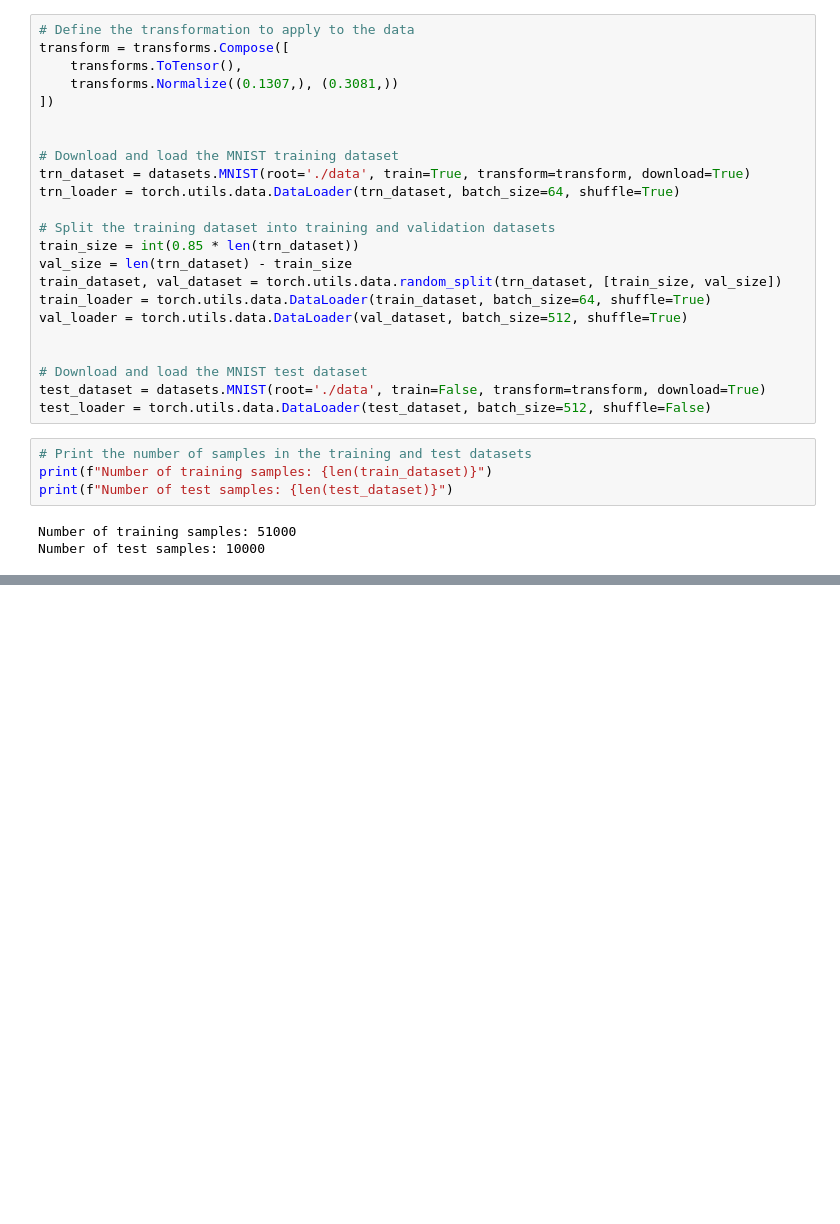
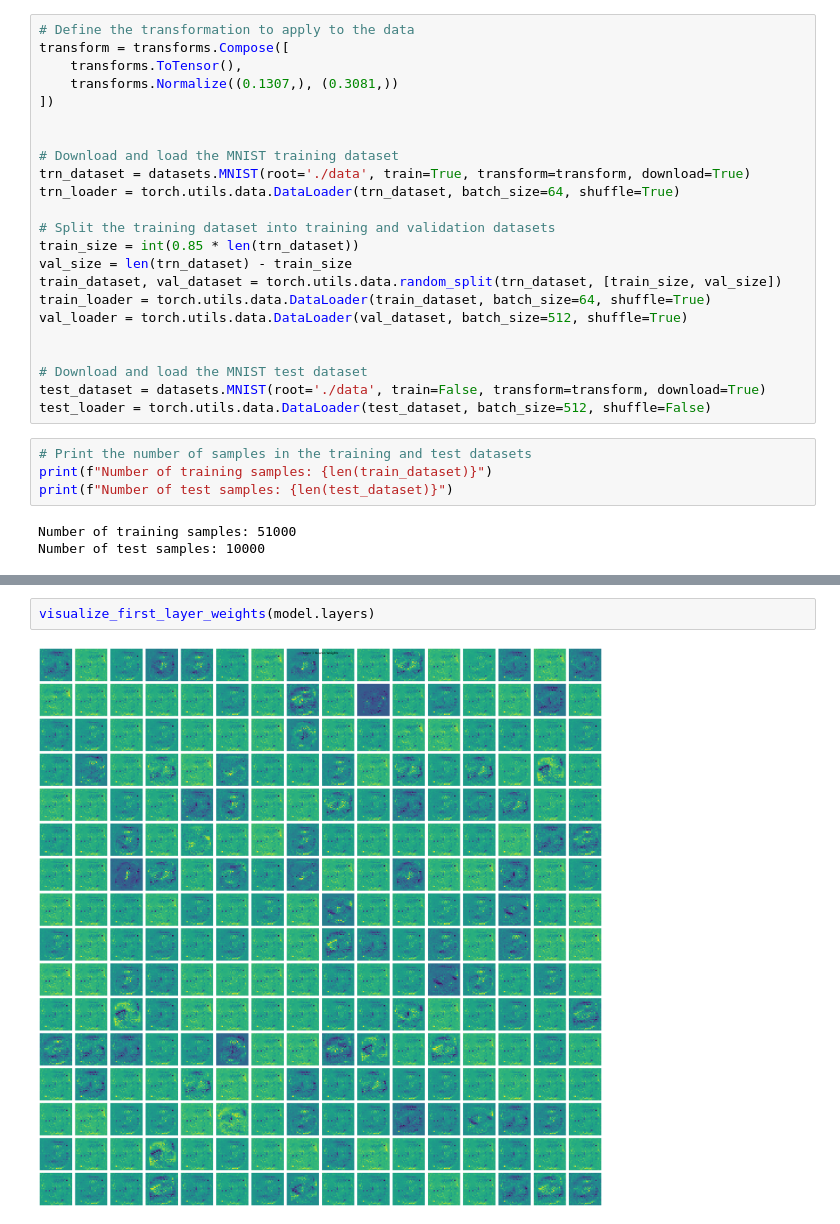
Before and after one commit to ndr09/SBM, a Jupyter notebook: test_mnist.ipynb, the cells around one changed output, grey strips where cells are left out. Drawn from its saved outputs; the diff is of its cells as text; blank space fills up the shorter version.

```diff
--- a/test_mnist.ipynb
+++ b/test_mnist.ipynb
@@ -229,0 +277,4 @@ Sum of L1 norm weights:  tensor(-0.4172)
+# %%
+visualize_first_layer_weights(model.layers)
+# %% [output]
+[figure, added]
```
Also changed, not shown: parts of 19 cells of this notebook, 5 other files.
